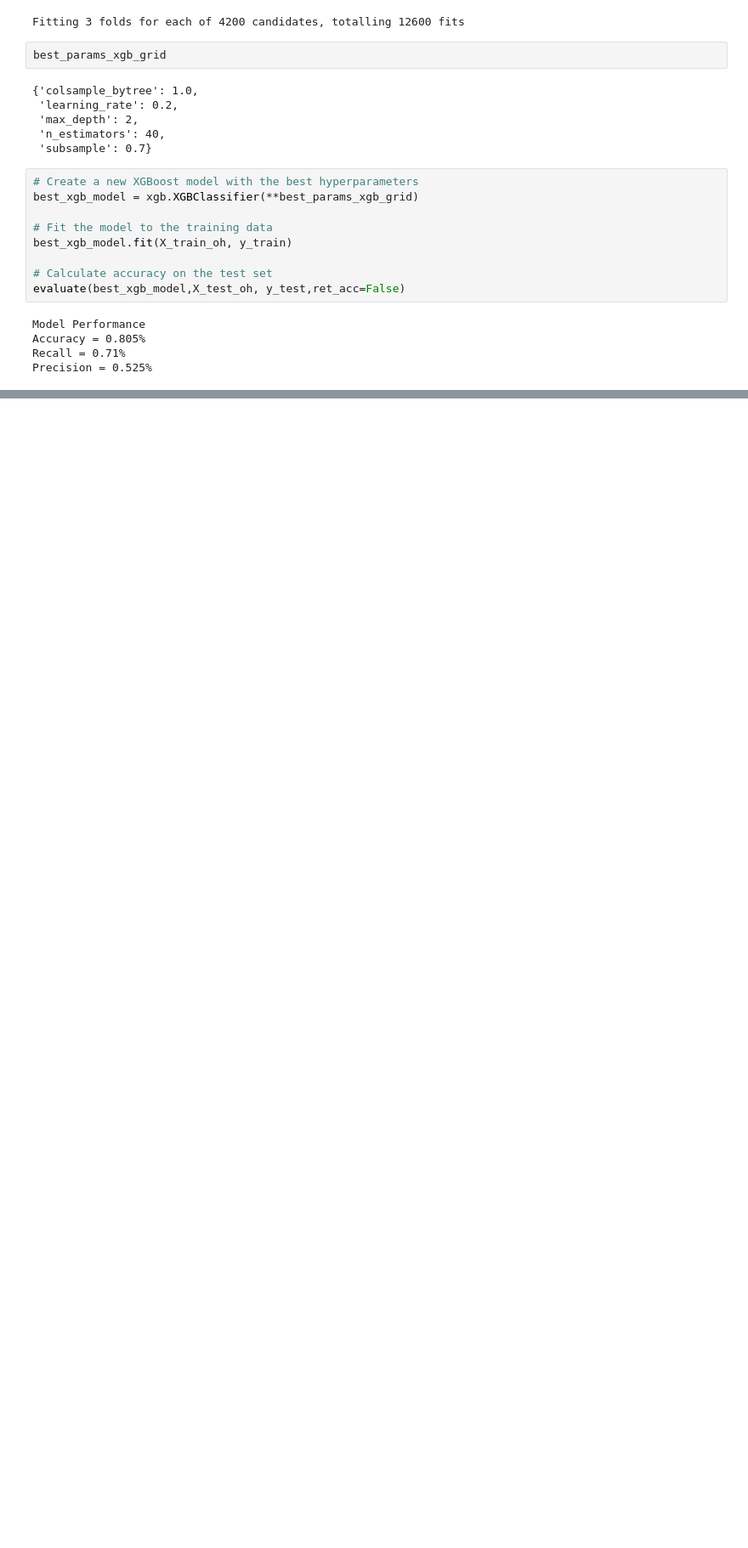
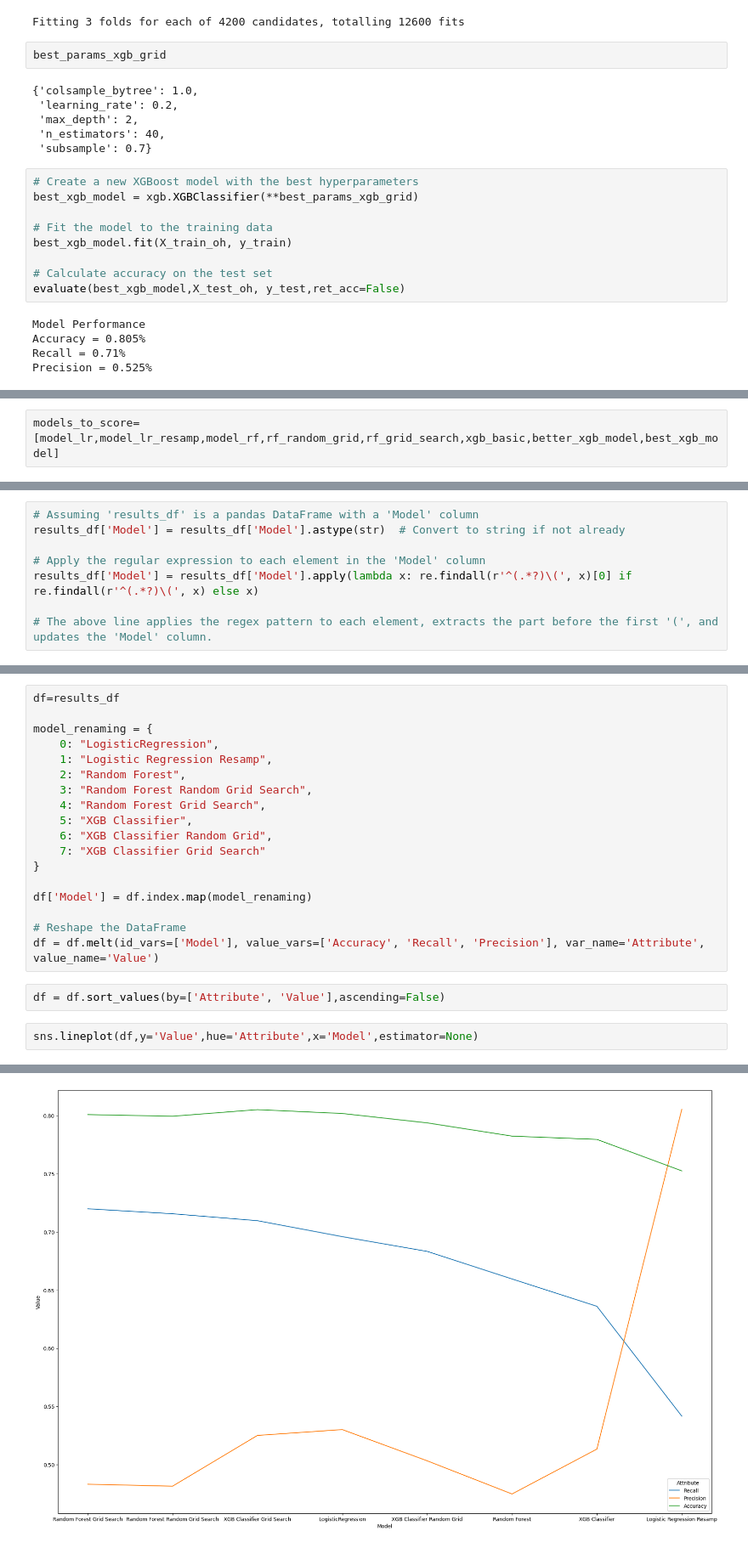
Before and after one commit to GrzegKrajewski/Churn_Pred_XGB_LR_RF, a Jupyter notebook: Code.ipynb, the cells around one changed output, grey strips where cells are left out. Shown at 85% size. Drawn from its saved outputs; the diff is of its cells as text; blank space fills up the shorter version.

Commit message:
Compared models plot

```diff
--- a/Code.ipynb
+++ b/Code.ipynb
@@ -639,0 +632,2 @@ Precision = 0.525%
+# %%
+models_to_score=[model_lr,model_lr_resamp,model_rf,rf_random_grid,rf_grid_search,xgb_basic,better_xgb_model,best_xgb_model]
@@ -639,0 +675,8 @@ Precision = 0.525%
+# %%
+# Assuming 'results_df' is a pandas DataFrame with a 'Model' column
+results_df['Model'] = results_df['Model'].astype(str)  # Convert to string if not already
+
+# Apply the regular expression to each element in the 'Model' column
+results_df['Model'] = results_df['Model'].apply(lambda x: re.findall(r'^(.*?)\(', x)[0] if re.findall(r'^(.*?)\(', x) else x)
+
+# The above line applies the regex pattern to each element, extracts the part before the first '(', and updates the 'Model' column.
@@ -639,0 +695,23 @@ Precision = 0.525%
+# %%
+df=results_df
+
+model_renaming = {
+    0: "LogisticRegression",
+    1: "Logistic Regression Resamp",
+    2: "Random Forest",
+    3: "Random Forest Random Grid Search",
+    4: "Random Forest Grid Search",
+    5: "XGB Classifier",
+    6: "XGB Classifier Random Grid",
+    7: "XGB Classifier Grid Search"
+}
+
+df['Model'] = df.index.map(model_renaming)
+
+# Reshape the DataFrame
+df = df.melt(id_vars=['Model'], value_vars=['Accuracy', 'Recall', 'Precision'], var_name='Attribute', value_name='Value')
+# %%
+df = df.sort_values(by=['Attribute', 'Value'],ascending=False)
+# %%
+sns.lineplot(df,y='Value',hue='Attribute',x='Model',estimator=None)
+# %% [output]
@@ -639,0 +719 @@ Precision = 0.525%
+[figure, added]
```
Also changed, not shown: parts of 22 cells of this notebook.
